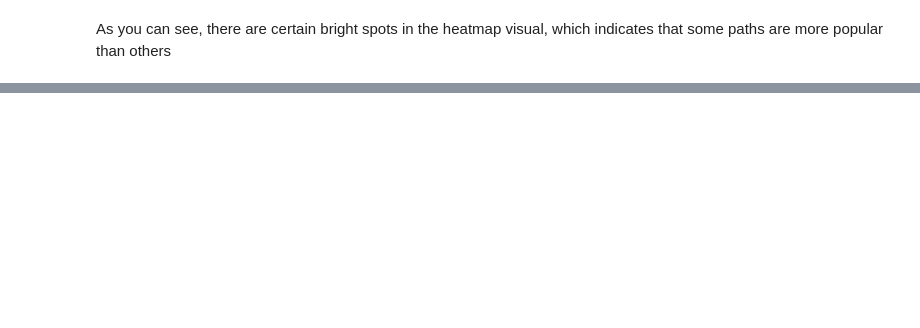
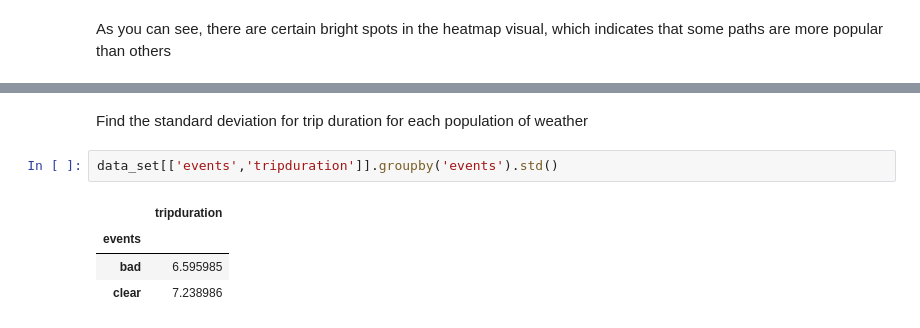
Before and after one commit to nrao57/Chicago-Divvy-Bicycle-Sharing, a Jupyter notebook: code/Explore.ipynb, the cells around one changed output, grey strips where cells are left out. Drawn from its saved outputs; the diff is of its cells as text; blank space fills up the shorter version.

```diff
--- a/code/Explore.ipynb
+++ b/code/Explore.ipynb
@@ -90,0 +176,9 @@ Name: events, dtype: int64
+# %% [markdown]
+Find the standard deviation for trip duration for each population of weather
+# %%
+data_set[['events','tripduration']].groupby('events').std()
+# %% [output]
+|  | tripduration |
+| events |  |
+| bad | 6.595985 |
+| clear | 7.238986 |
```
Also changed, not shown: parts of 38 cells of this notebook, 3 other files.
